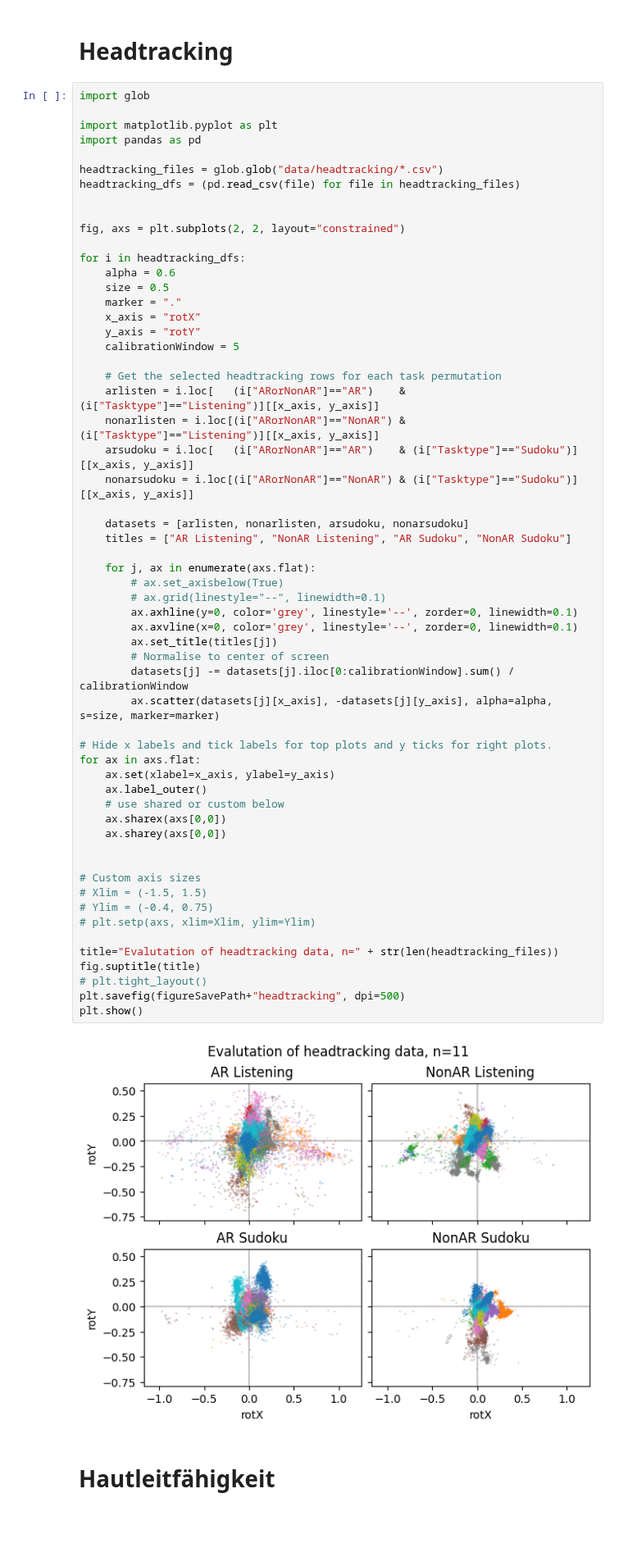
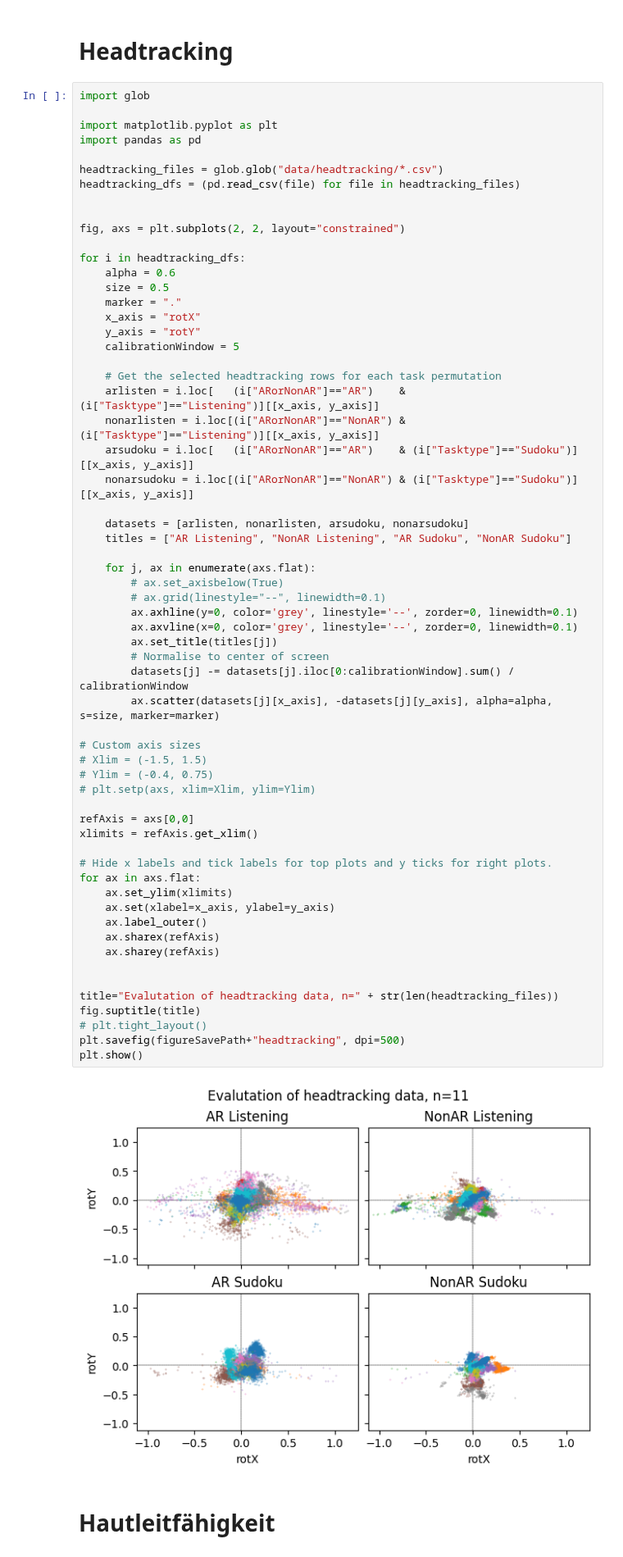
Before and after one commit to BrunoBerger/Zen-Office, a Jupyter notebook: Auswertung/plots.ipynb, the cells around one changed output. Shown at 82% size. Saved outputs shown, nothing was run; the diff lists cells and outputs as text; blank space fills up the shorter version.

```diff
--- a/Auswertung/plots.ipynb
+++ b/Auswertung/plots.ipynb
@@ -273,43 +278,46 @@ for i in headtracking_dfs:
     # Get the selected headtracking rows for each task permutation
     arlisten = i.loc[   (i["ARorNonAR"]=="AR")    & (i["Tasktype"]=="Listening")][[x_axis, y_axis]]
     nonarlisten = i.loc[(i["ARorNonAR"]=="NonAR") & (i["Tasktype"]=="Listening")][[x_axis, y_axis]]
     arsudoku = i.loc[   (i["ARorNonAR"]=="AR")    & (i["Tasktype"]=="Sudoku")][[x_axis, y_axis]]
     nonarsudoku = i.loc[(i["ARorNonAR"]=="NonAR") & (i["Tasktype"]=="Sudoku")][[x_axis, y_axis]]
 
     datasets = [arlisten, nonarlisten, arsudoku, nonarsudoku]
     titles = ["AR Listening", "NonAR Listening", "AR Sudoku", "NonAR Sudoku"]
 
     for j, ax in enumerate(axs.flat):
         # ax.set_axisbelow(True)
         # ax.grid(linestyle="--", linewidth=0.1)
         ax.axhline(y=0, color='grey', linestyle='--', zorder=0, linewidth=0.1)
         ax.axvline(x=0, color='grey', linestyle='--', zorder=0, linewidth=0.1)
         ax.set_title(titles[j])
         # Normalise to center of screen
         datasets[j] -= datasets[j].iloc[0:calibrationWindow].sum() / calibrationWindow
         ax.scatter(datasets[j][x_axis], -datasets[j][y_axis], alpha=alpha, s=size, marker=marker)
 
-# Hide x labels and tick labels for top plots and y ticks for right plots.
-for ax in axs.flat:
-    ax.set(xlabel=x_axis, ylabel=y_axis)
-    ax.label_outer()
-    # use shared or custom below
-    ax.sharex(axs[0,0])
-    ax.sharey(axs[0,0])
-
-
 # Custom axis sizes
 # Xlim = (-1.5, 1.5)
 # Ylim = (-0.4, 0.75)
 # plt.setp(axs, xlim=Xlim, ylim=Ylim)
+
+refAxis = axs[0,0]
+xlimits = refAxis.get_xlim()
+
+# Hide x labels and tick labels for top plots and y ticks for right plots.
+for ax in axs.flat:
+    ax.set_ylim(xlimits)
+    ax.set(xlabel=x_axis, ylabel=y_axis)
+    ax.label_outer()
+    ax.sharex(refAxis)
+    ax.sharey(refAxis)
+
 
 title="Evalutation of headtracking data, n=" + str(len(headtracking_files))
 fig.suptitle(title)
 # plt.tight_layout()
 plt.savefig(figureSavePath+"headtracking", dpi=500)
 plt.show()
 # %% [output]
-[figure, old version]
+[figure, new version]
 # %% [markdown]
 # Hautleitfähigkeit
 # %%
```
Also changed, not shown: parts of 4 cells of this notebook.
